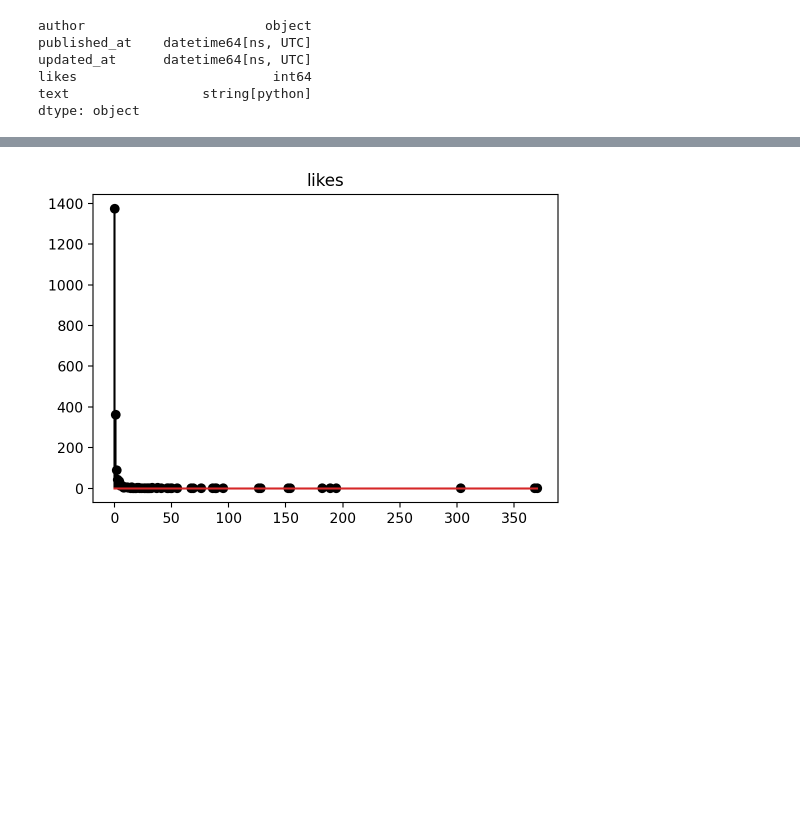
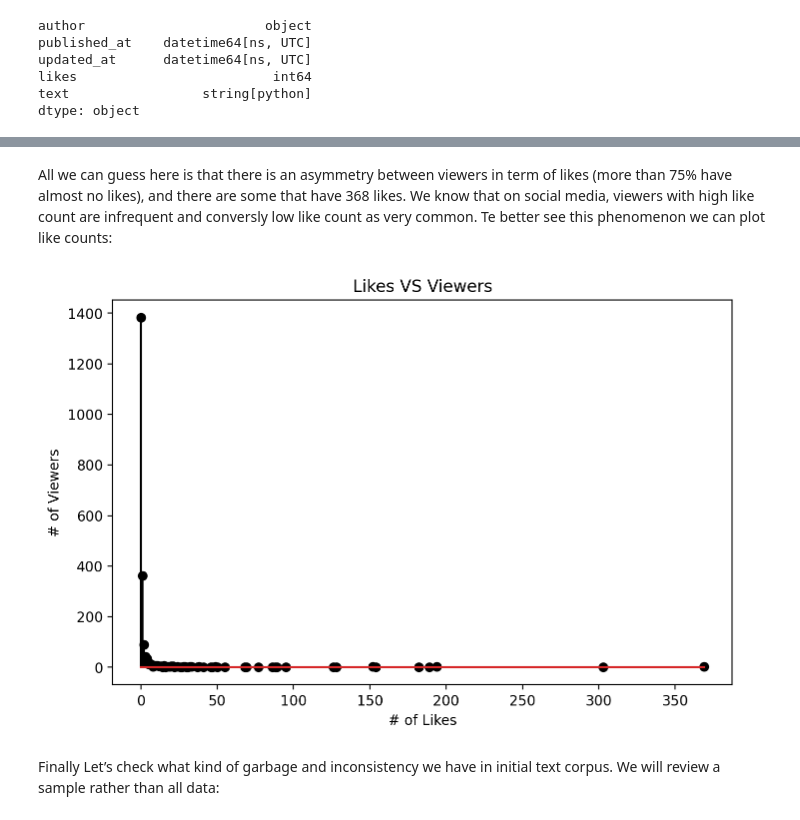
Before and after one commit to abljoel/youtube-comments-analysis, a Jupyter notebook: notebooks/02-initial-data-analysis.ipynb, the cells around one changed output, grey strips where cells are left out. Saved outputs shown, nothing was run; the diff lists cells and outputs as text; code cells hidden in the pictures; blank space fills up the shorter version.

```diff
--- a/notebooks/02-initial-data-analysis.ipynb
+++ b/notebooks/02-initial-data-analysis.ipynb
@@ -138,8 +149,12 @@ corpus[count_variable].describe()
-# %%
-# As usual: viewers with high like count are infrequent
-# and conversly low like count as very common.
-plt.figure(figsize=(6, 4))
-plot_stem(corpus, "likes")
-# %% [output]
-[figure, removed]
+# %% [markdown]
+All we can guess here is that there is an asymmetry between viewers in term of likes (more than 75% have almost no likes), and there are some that have 368 likes. We know that on social media, viewers with high like count are infrequent and conversly low like count as very common. Te better see this phenomenon we can plot like counts:
+# %%
+plt.figure(figsize=(8, 5))
+plt.xlabel("# of Likes")
+plt.ylabel("# of Viewers")
+plot_stem(corpus, "likes", "Likes VS Viewers")
+# %% [output]
+[figure, added]
+# %% [markdown]
+Finally Let’s check what kind of garbage and inconsistency we have in initial text corpus. We will review a sample rather than all data:
 # %%
```
Also changed, not shown: parts of 23 cells of this notebook.
